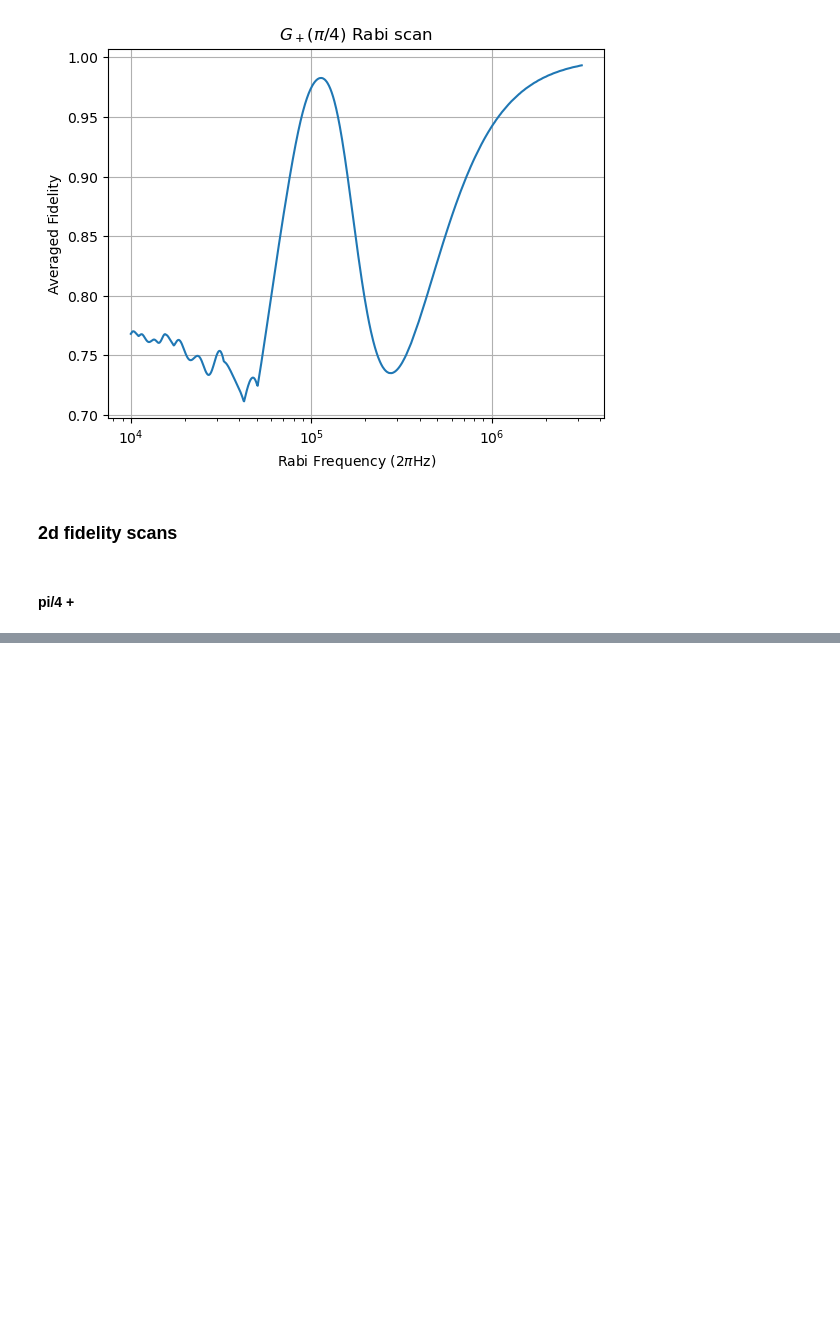
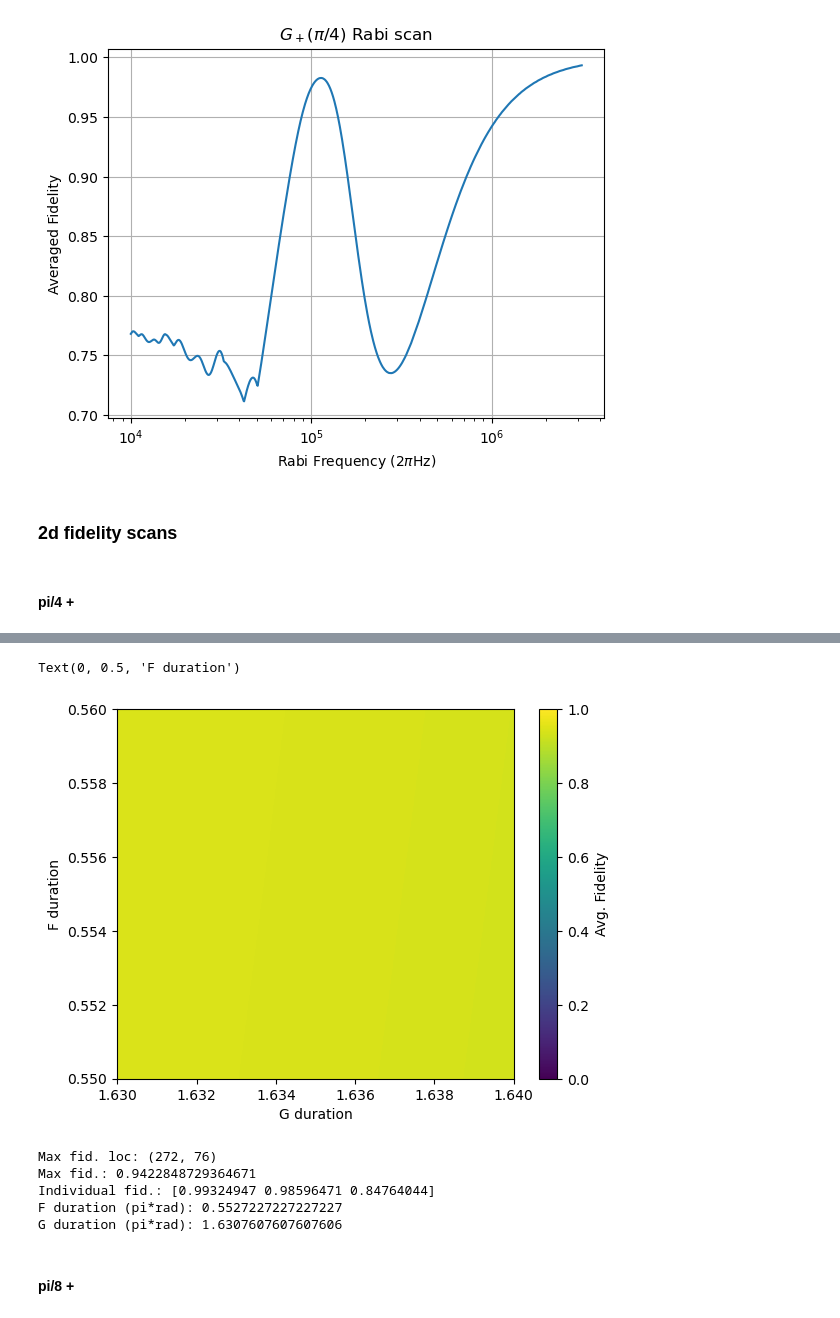
Before and after one commit to tr2g20/simulations, a Jupyter notebook: pulse_phase_evol.ipynb, the cells around one changed output, grey strips where cells are left out. Cells and saved outputs as stored; diff of their text form; code cells hidden in the pictures; blank space fills up the shorter version.

```diff
--- a/pulse_phase_evol.ipynb
+++ b/pulse_phase_evol.ipynb
@@ -986,0 +1051,23 @@ print(np.max(fidelities[3,:,:]))
+# %%
+fig, ax = plt.subplots()
+pc = ax.pcolormesh(MDFE_times*dR/pi, free_times*2/free_time, fid_sum, shading='auto', cmap='viridis',  vmin=0, vmax=1)
+fig.colorbar(pc, ax=ax, label='Avg. Fidelity')
+ax.set_xlabel('G duration'); ax.set_ylabel('F duration')
+# %% [output]
+Text(0, 0.5, 'F duration')
+[figure, added]
+# %%
+iiindices = np.unravel_index(np.argmax(fid_sum), shape=np.shape(fid_sum))
+print('Max fid. loc:', iiindices)
+print('Max fid.:', np.max(fid_sum))
+print('Individual fid.:', fidelities[:, iiindices[0], iiindices[1]])
+print('F duration (pi*rad):', free_times[iiindices[0]]*2/free_time)
+print('G duration (pi*rad):', MDFE_times[iiindices[1]]*dR/pi)
+# %% [output]
+Max fid. loc: (272, 76)
+Max fid.: 0.9422848729364671
+Individual fid.: [0.99324947 0.98596471 0.84764044]
+F duration (pi*rad): 0.5527227227227227
+G duration (pi*rad): 1.6307607607607606
+# %% [markdown]
+#### pi/8 +
```
Also changed, not shown: parts of 16 cells of this notebook, 1 other file.
